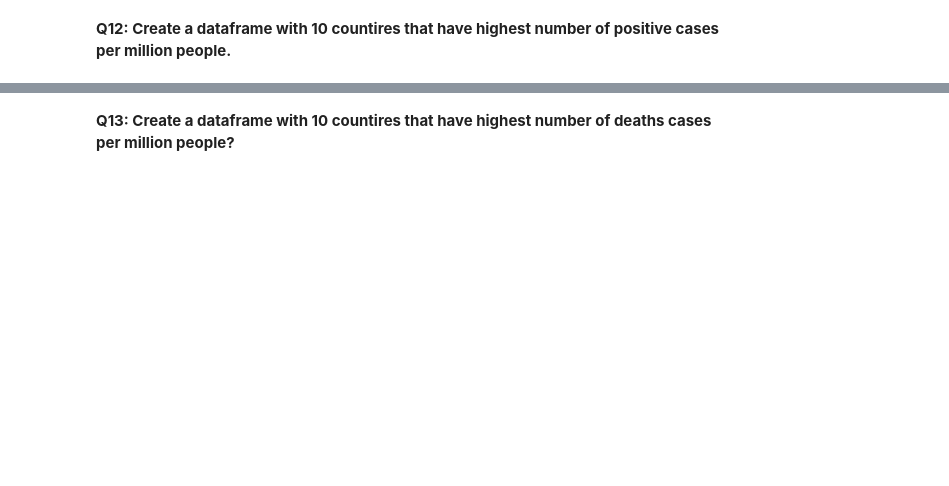
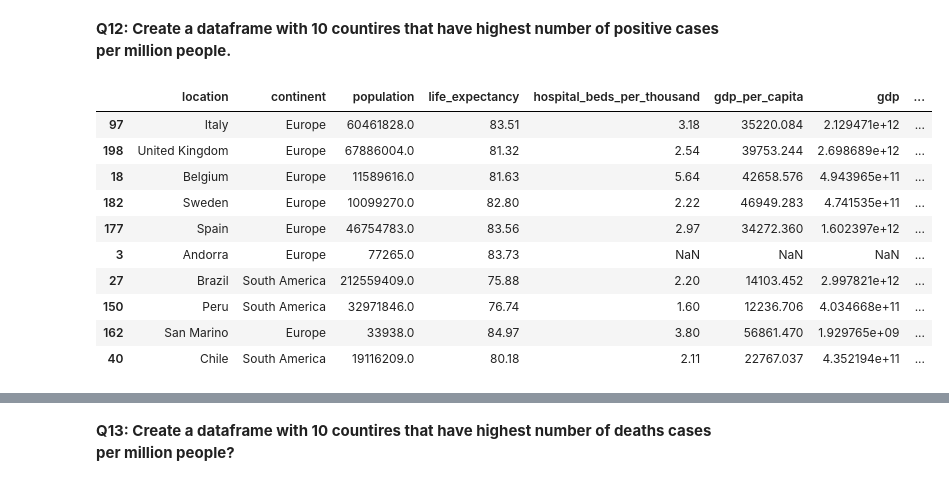
Before and after one commit to ikaushikpal/ML_Prerequisite, a Jupyter notebook: Data Analysis/Upload/pandas-practice-assignment 3.ipynb, the cells around one changed output, grey strips where cells are left out. Cells and saved outputs as stored; diff of their text form; code cells hidden in the pictures; blank space fills up the shorter version.

```diff
--- a/Data Analysis/Upload/pandas-practice-assignment 3.ipynb
+++ b/Data Analysis/Upload/pandas-practice-assignment 3.ipynb
@@ -334,2 +398,2 @@ combined_df['cases_per_million'] = ???
-# %%
-combined_df['deaths_per_million'] = ???
+# %%
+combined_df['cases_per_million'] = combined_df['total_cases'] * 1e6 / combined_df['population']
@@ -354,2 +456,18 @@ highest_cases_df
+# %%
+highest_cases_df = combined_df.sort_values('cases_per_million',ascending=False).head(10)
+# %%
+highest_cases_df.sort_values("cases_per_million", ascending=True)
+# %% [output]
+|  | location | continent | population | life_expectancy | hospital_beds_per_thousand | gdp_per_capita | gdp | ... |
+| 97 | Italy | Europe | 60461828.0 | 83.51 | 3.18 | 35220.084 | 2.129471e+12 | ... |
+| 198 | United Kingdom | Europe | 67886004.0 | 81.32 | 2.54 | 39753.244 | 2.698689e+12 | ... |
+| 18 | Belgium | Europe | 11589616.0 | 81.63 | 5.64 | 42658.576 | 4.943965e+11 | ... |
+| 182 | Sweden | Europe | 10099270.0 | 82.80 | 2.22 | 46949.283 | 4.741535e+11 | ... |
+| 177 | Spain | Europe | 46754783.0 | 83.56 | 2.97 | 34272.360 | 1.602397e+12 | ... |
+| 3 | Andorra | Europe | 77265.0 | 83.73 | NaN | NaN | NaN | ... |
+| 27 | Brazil | South America | 212559409.0 | 75.88 | 2.20 | 14103.452 | 2.997821e+12 | ... |
+| 150 | Peru | South America | 32971846.0 | 76.74 | 1.60 | 12236.706 | 4.034668e+11 | ... |
+| 162 | San Marino | Europe | 33938.0 | 84.97 | 3.80 | 56861.470 | 1.929765e+09 | ... |
+| 40 | Chile | South America | 19116209.0 | 80.18 | 2.11 | 22767.037 | 4.352194e+11 | ... |
 # %%
 jovian.commit(project='pandas-practice-assignment', environment=None)
```
Also changed, not shown: parts of 51 cells of this notebook, 2 other files.
